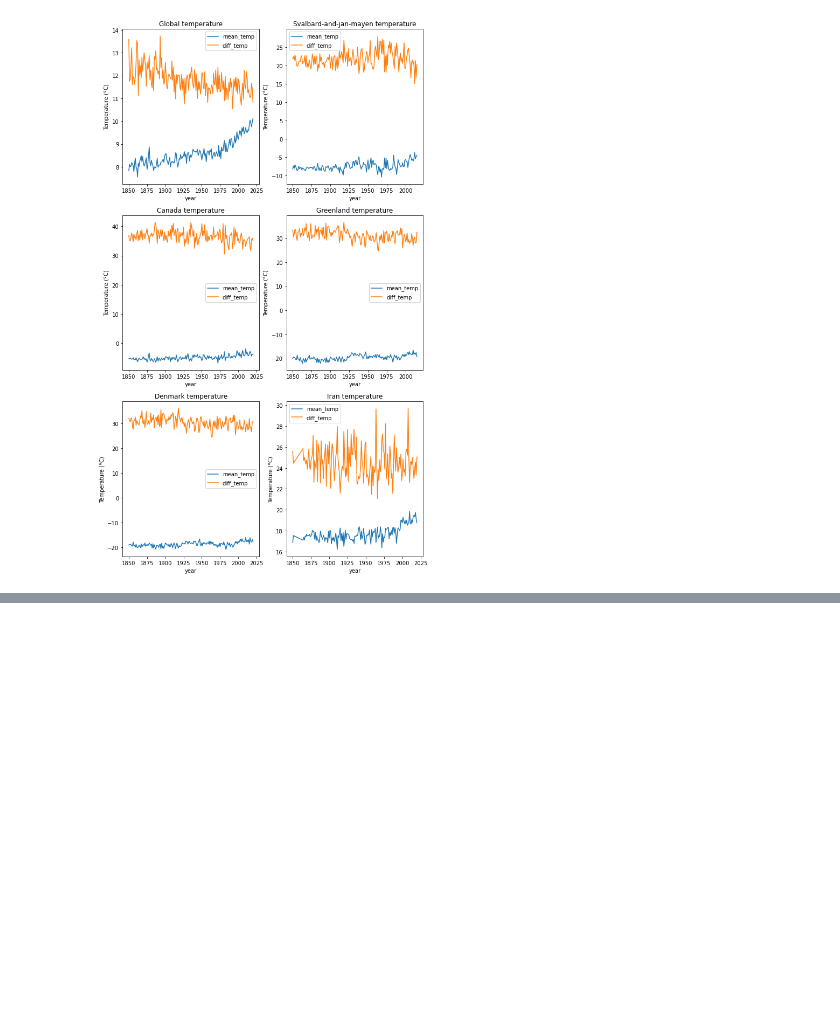
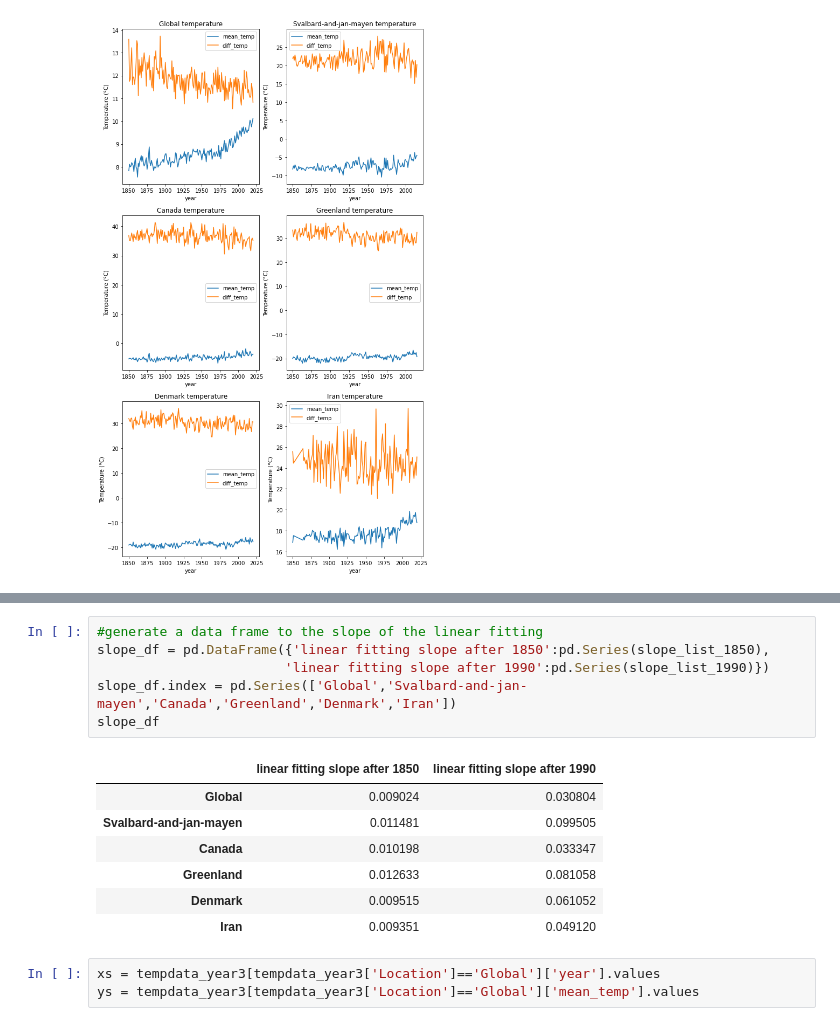
Before and after one commit to nankli/Python_EDA_group_project, a Jupyter notebook: Most_heated_countries_Nan.ipynb, the cells around one changed output, grey strips where cells are left out. Saved outputs shown, nothing was run; the diff lists cells and outputs as text; blank space fills up the shorter version.

```diff
--- a/Most_heated_countries_Nan.ipynb
+++ b/Most_heated_countries_Nan.ipynb
@@ -342,3 +343,20 @@ ax.set_title('Yearly average temperature')
 # %% [output]
 Text(0.5, 1.0, 'Yearly average temperature')
 [figure]
+# %%
+#generate a data frame to the slope of the linear fitting
+slope_df = pd.DataFrame({'linear fitting slope after 1850':pd.Series(slope_list_1850),
+                        'linear fitting slope after 1990':pd.Series(slope_list_1990)})
+slope_df.index = pd.Series(['Global','Svalbard-and-jan-mayen','Canada','Greenland','Denmark','Iran'])
+slope_df
+# %% [output]
+|  | linear fitting slope after 1850 | linear fitting slope after 1990 |
+| Global | 0.009024 | 0.030804 |
+| Svalbard-and-jan-mayen | 0.011481 | 0.099505 |
+| Canada | 0.010198 | 0.033347 |
+| Greenland | 0.012633 | 0.081058 |
+| Denmark | 0.009515 | 0.061052 |
+| Iran | 0.009351 | 0.049120 |
+# %%
+xs = tempdata_year3[tempdata_year3['Location']=='Global']['year'].values
+ys = tempdata_year3[tempdata_year3['Location']=='Global']['mean_temp'].values
```
Also changed, not shown: parts of 4 cells of this notebook.
